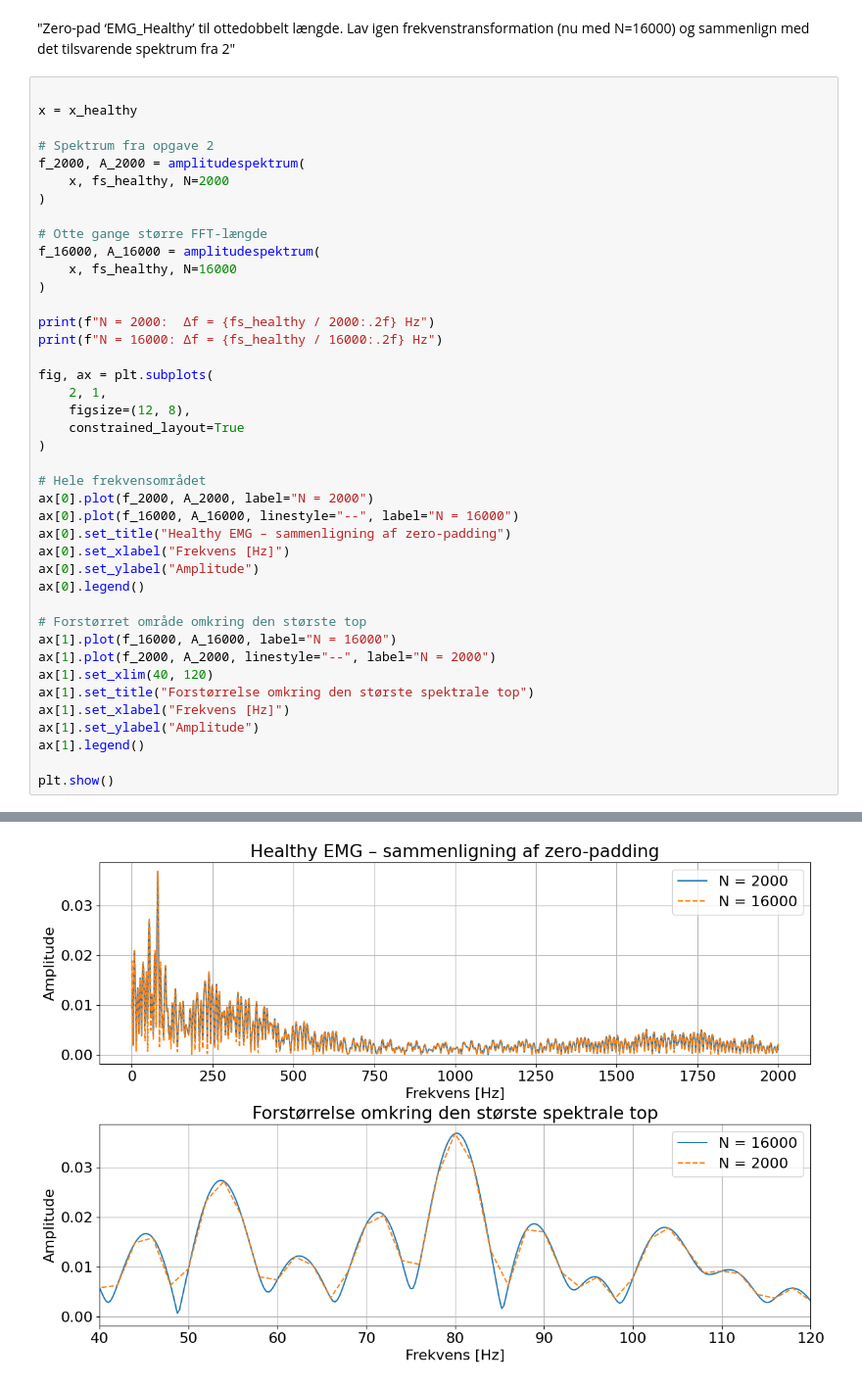
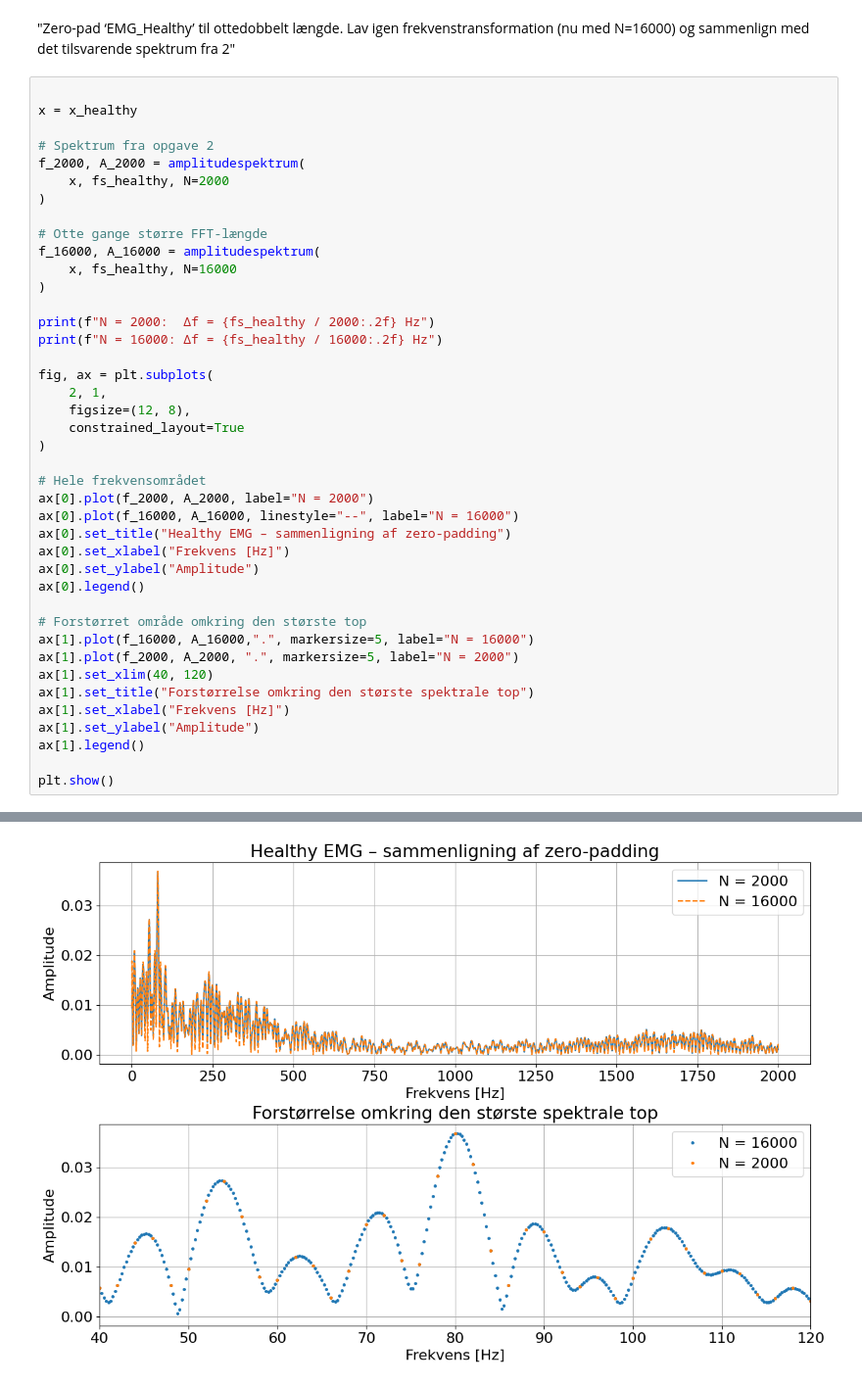
Before and after one commit to Lucuz47/DSB, a Jupyter notebook: Miniprojekt_B.ipynb, the cells around one changed output, grey strips where cells are left out. Shown at 98% size. Drawn from its saved outputs; the diff is of its cells as text.

```diff
--- a/Miniprojekt_B.ipynb
+++ b/Miniprojekt_B.ipynb
@@ -327,34 +328,34 @@ f_16000, A_16000 = amplitudespektrum(
 )
 
 print(f"N = 2000:  Δf = {fs_healthy / 2000:.2f} Hz")
 print(f"N = 16000: Δf = {fs_healthy / 16000:.2f} Hz")
 
 fig, ax = plt.subplots(
     2, 1,
     figsize=(12, 8),
     constrained_layout=True
 )
 
 # Hele frekvensområdet
 ax[0].plot(f_2000, A_2000, label="N = 2000")
 ax[0].plot(f_16000, A_16000, linestyle="--", label="N = 16000")
 ax[0].set_title("Healthy EMG – sammenligning af zero-padding")
 ax[0].set_xlabel("Frekvens [Hz]")
 ax[0].set_ylabel("Amplitude")
 ax[0].legend()
 
 # Forstørret område omkring den største top
-ax[1].plot(f_16000, A_16000, label="N = 16000")
-ax[1].plot(f_2000, A_2000, linestyle="--", label="N = 2000")
+ax[1].plot(f_16000, A_16000,".", markersize=5, label="N = 16000")
+ax[1].plot(f_2000, A_2000, ".", markersize=5, label="N = 2000")
 ax[1].set_xlim(40, 120)
 ax[1].set_title("Forstørrelse omkring den største spektrale top")
 ax[1].set_xlabel("Frekvens [Hz]")
 ax[1].set_ylabel("Amplitude")
 ax[1].legend()
 
 plt.show()
 # %% [output]
 N = 2000:  Δf = 2.00 Hz
 N = 16000: Δf = 0.25 Hz
-[figure, old version]
+[figure, new version]
 # %% [markdown]
```
Also changed, not shown: parts of 21 cells of this notebook.
